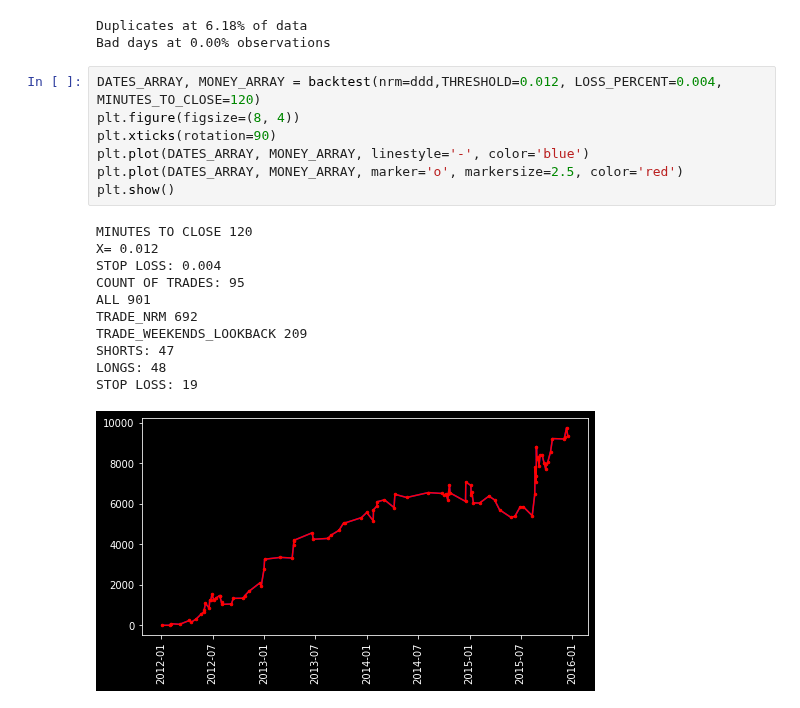
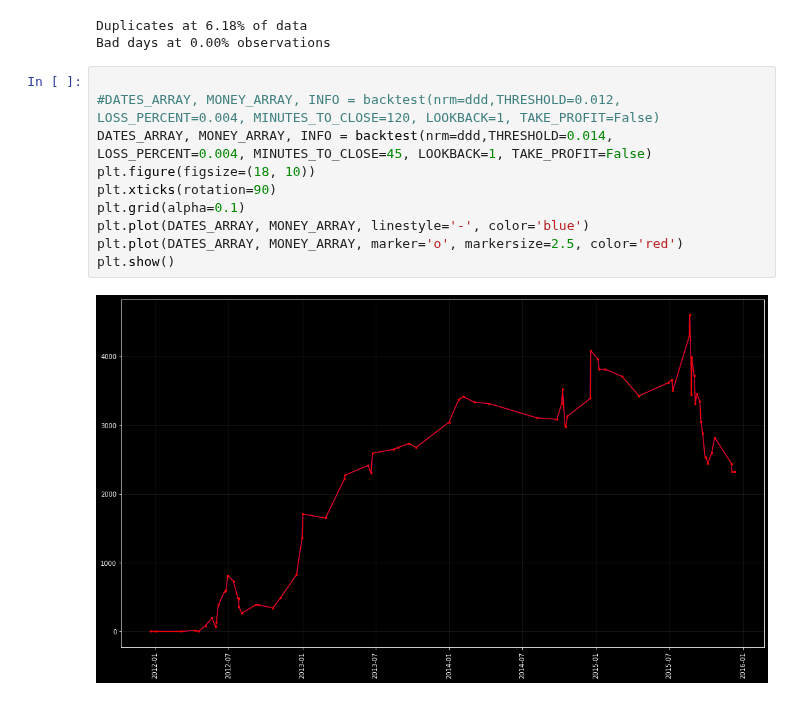
Before and after one commit to Molozey/algo-andrii, a Jupyter notebook: Andrii/Actual_Version/backtasting.ipynb, the cells around one changed output. Saved outputs shown, nothing was run; the diff lists cells and outputs as text.

```diff
--- a/Andrii/Actual_Version/backtasting.ipynb
+++ b/Andrii/Actual_Version/backtasting.ipynb
@@ -290,21 +329,14 @@ ddd = normalize_data(data, show=False)
 Duplicates at 6.18% of data
 Bad days at 0.00% observations
 # %%
-DATES_ARRAY, MONEY_ARRAY = backtest(nrm=ddd,THRESHOLD=0.012, LOSS_PERCENT=0.004, MINUTES_TO_CLOSE=120)
-plt.figure(figsize=(8, 4))
+
+#DATES_ARRAY, MONEY_ARRAY, INFO = backtest(nrm=ddd,THRESHOLD=0.012, LOSS_PERCENT=0.004, MINUTES_TO_CLOSE=120, LOOKBACK=1, TAKE_PROFIT=False)
+DATES_ARRAY, MONEY_ARRAY, INFO = backtest(nrm=ddd,THRESHOLD=0.014, LOSS_PERCENT=0.004, MINUTES_TO_CLOSE=45, LOOKBACK=1, TAKE_PROFIT=False)
+plt.figure(figsize=(18, 10))
 plt.xticks(rotation=90)
+plt.grid(alpha=0.1)
 plt.plot(DATES_ARRAY, MONEY_ARRAY, linestyle='-', color='blue')
 plt.plot(DATES_ARRAY, MONEY_ARRAY, marker='o', markersize=2.5, color='red')
 plt.show()
 # %% [output]
-MINUTES TO CLOSE 120
-X= 0.012
-STOP LOSS: 0.004
-COUNT OF TRADES: 95
-ALL 901
-TRADE_NRM 692
-TRADE_WEEKENDS_LOOKBACK 209
-SHORTS: 47
-LONGS: 48
-STOP LOSS: 19
-[figure, old version]
+[figure, new version]
```
Also changed, not shown: parts of 8 cells of this notebook, 3 other files.
